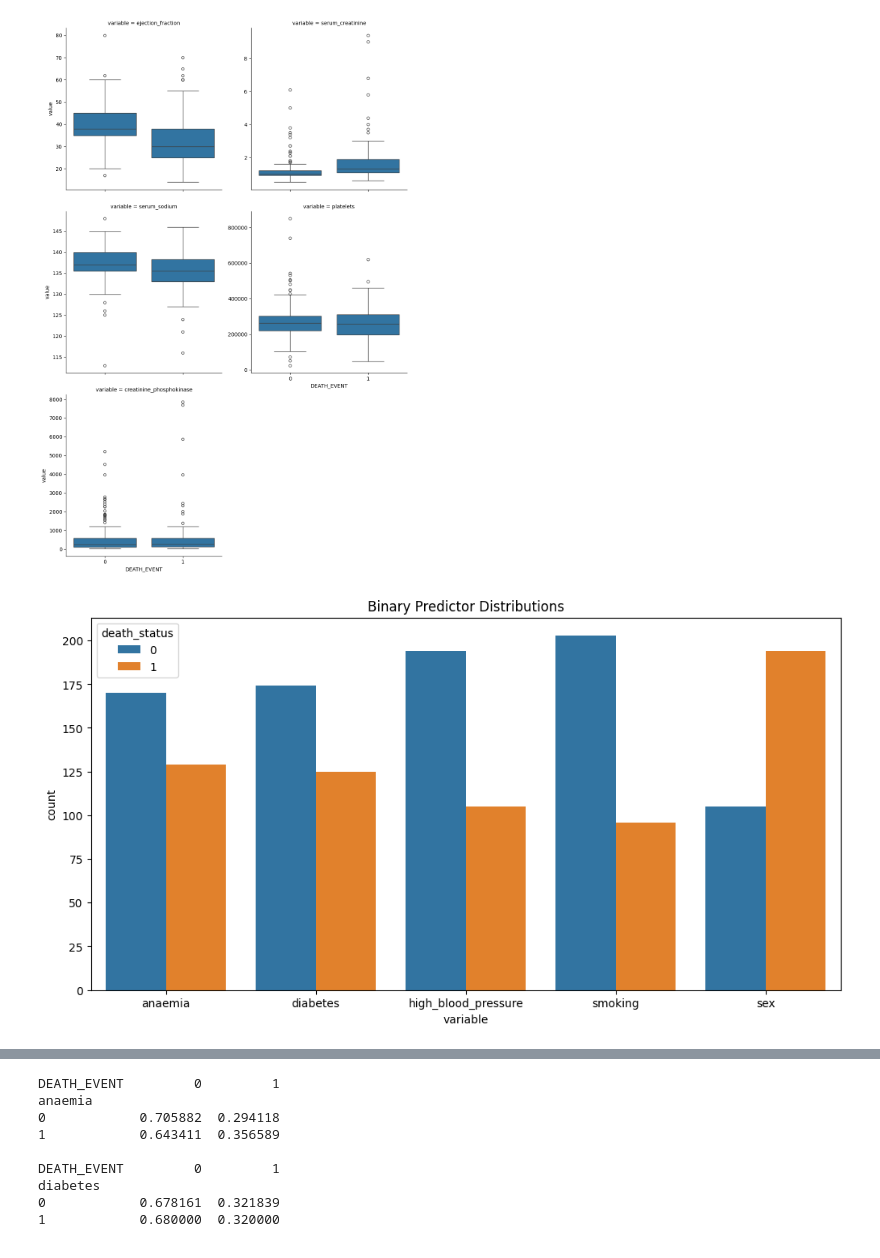
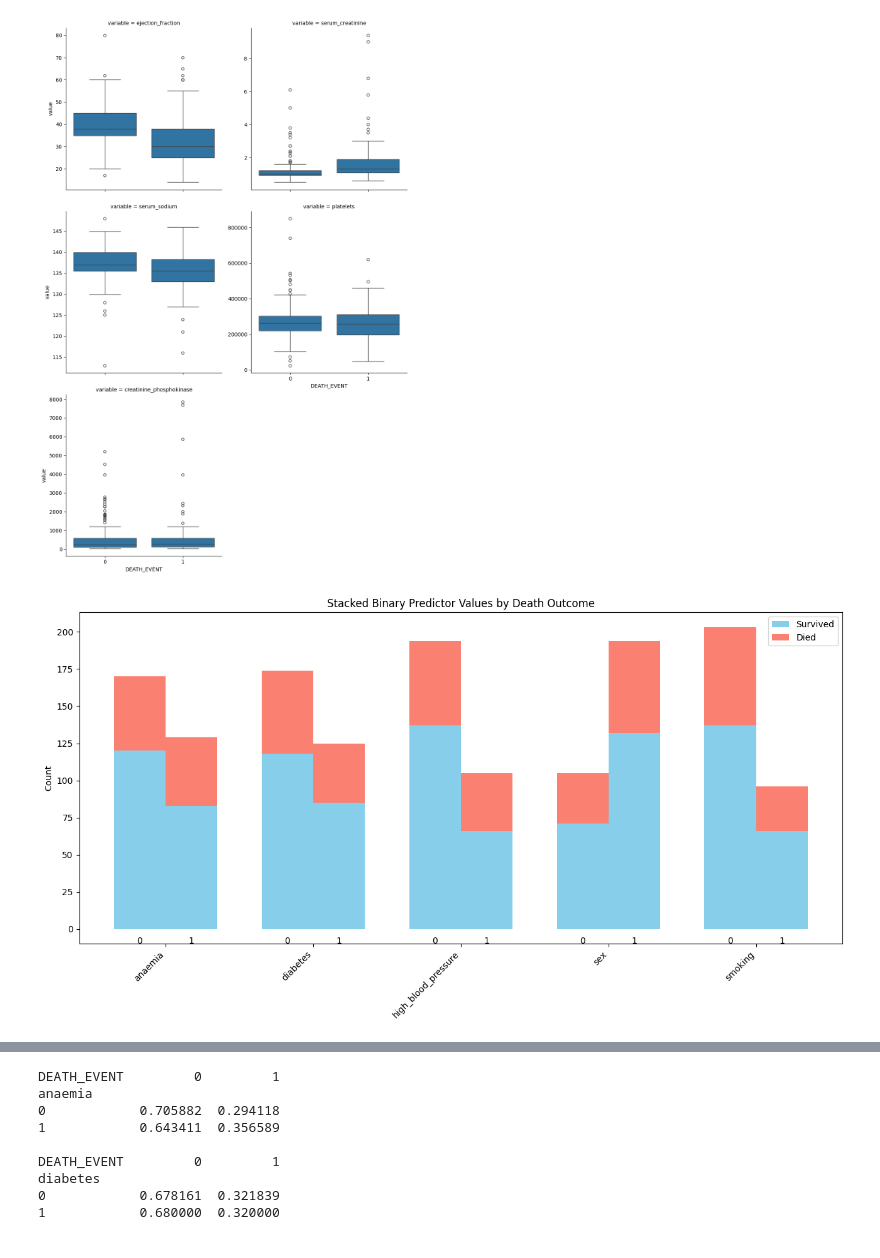
Before and after one commit to jingaling00/bayesian-stats-final-project-fa25, a Jupyter notebook: bayesian-final-proj-fa25.ipynb, the cells around one changed output, grey strips where cells are left out. Drawn from its saved outputs; the diff is of its cells as text; code cells hidden in the pictures.

```diff
--- a/bayesian-final-proj-fa25.ipynb
+++ b/bayesian-final-proj-fa25.ipynb
@@ -30,13 +30,73 @@ sns.catplot(
 # %%
 binary_vars = ["anaemia", "diabetes", "high_blood_pressure", "smoking", "sex"]
 
-hf_bin = hf.melt(id_vars="DEATH_EVENT",
-                 value_vars=binary_vars,
-                 var_name="variable", value_name="death_status")
+# melt
+hf_bin = hf.melt(
+    id_vars="DEATH_EVENT",
+    value_vars=binary_vars,
+    var_name="variable",
+    value_name="predictor_value"
+)
 
-plt.figure(figsize=(12, 6))
-sns.countplot(data=hf_bin, x="variable", hue="death_status")
-plt.title("Binary Predictor Distributions")
+# grouped counts
+counts = (
+    hf_bin.groupby(["variable", "predictor_value", "DEATH_EVENT"])
+          .size()
+          .reset_index(name="count")
+)
+
+variables = counts["variable"].unique()
+predictor_levels = [0, 1]
+
+plt.figure(figsize=(13, 7))
+
+bar_width = 0.35
+x = np.arange(len(variables))
+
+for i, pv in enumerate(predictor_levels):
+
+    sub = counts[counts["predictor_value"] == pv]
+    sub = sub.pivot(index="variable", columns="DEATH_EVENT", values="count").fillna(0)
+    sub = sub.reindex(variables)
+
+    survived = sub[0].values
+    died = sub[1].values
+
+    # plot stacked bars
+    plt.bar(
+        x + (i - 0.5)*bar_width,
+        survived,
+        width=bar_width,
+        color="skyblue"
+    )
+    plt.bar(
+        x + (i - 0.5)*bar_width,
+        died,
+        bottom=survived,
+        width=bar_width,
+        color="salmon"
+    )
+
+    # 0/1 labels for each variable
+    for xi in x:
+        plt.text(
+            xi + (i - 0.5)*bar_width,
+            -5,               # a little below the x axis
+            str(pv),
+            ha='center',
+            va='top',
+            fontsize=10
+        )
+
+# Set x-axis labels (variable names)
+plt.xticks(x, variables, rotation=45, ha='right')
+
+plt.ylabel("Count")
+plt.title("Stacked Binary Predictor Values by Death Outcome")
+plt.legend(["Survived", "Died"])
+plt.ylim(bottom=-10)  # make room below for 0/1 labels
+
+plt.tight_layout()
 plt.show()
 # %% [output]
-[figure, old version]
+[figure, new version]
```
Also changed, not shown: parts of 15 cells of this notebook.
